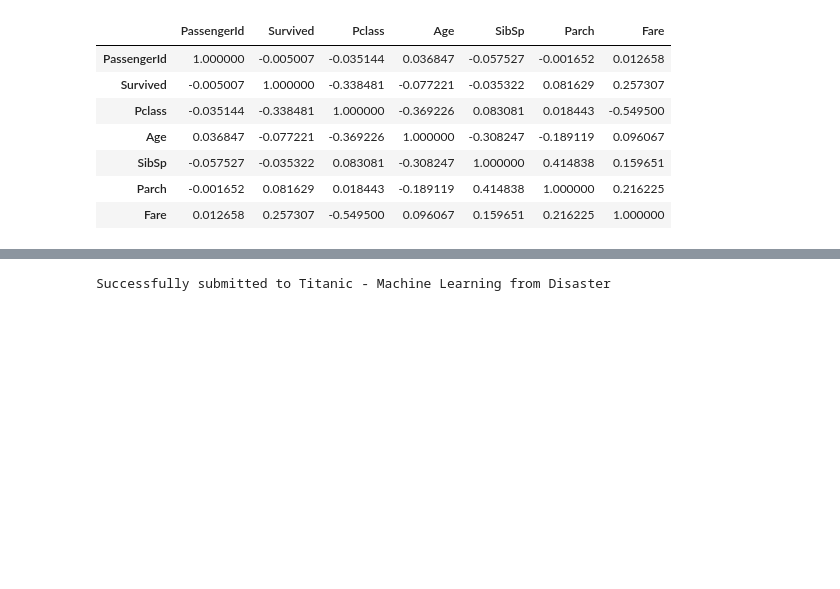
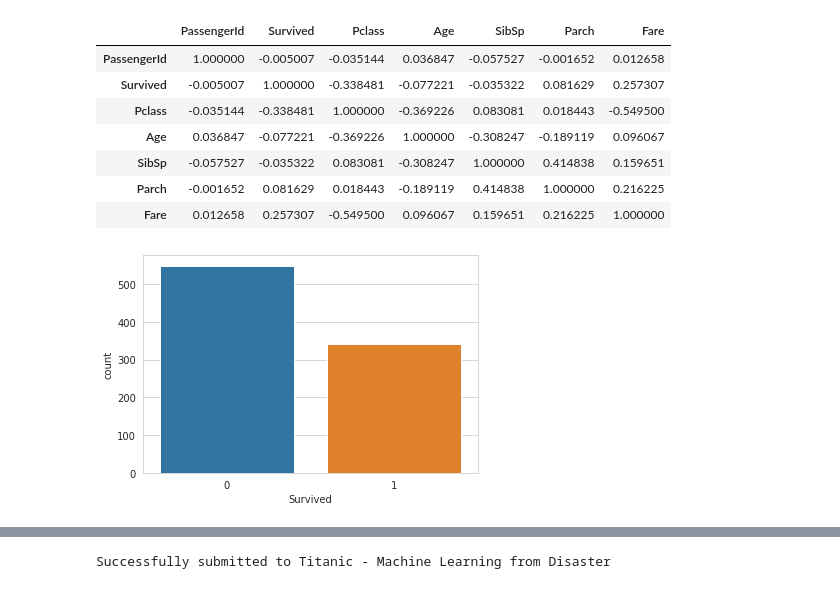
Before and after one commit to G544/kaggle_competition, a Jupyter notebook: kaggle/Titanic.ipynb, the cells around one changed output, grey strips where cells are left out. Drawn from its saved outputs; the diff is of its cells as text; code cells hidden in the pictures; blank space fills up the shorter version.

```diff
--- a/kaggle/Titanic.ipynb
+++ b/kaggle/Titanic.ipynb
@@ -81,3 +94,8 @@ data.corr()
 | SibSp | -0.057527 | -0.035322 | 0.083081 | -0.308247 | 1.000000 | 0.414838 | 0.159651 |
 | Parch | -0.001652 | 0.081629 | 0.018443 | -0.189119 | 0.414838 | 1.000000 | 0.216225 |
 | Fare | 0.012658 | 0.257307 | -0.549500 | 0.096067 | 0.159651 | 0.216225 | 1.000000 |
+# %%
+sns.countplot(x='Survived',data=data)
+plt.show()
+# %% [output]
+[figure, added]
```
Also changed, not shown: parts of 11 cells of this notebook.
